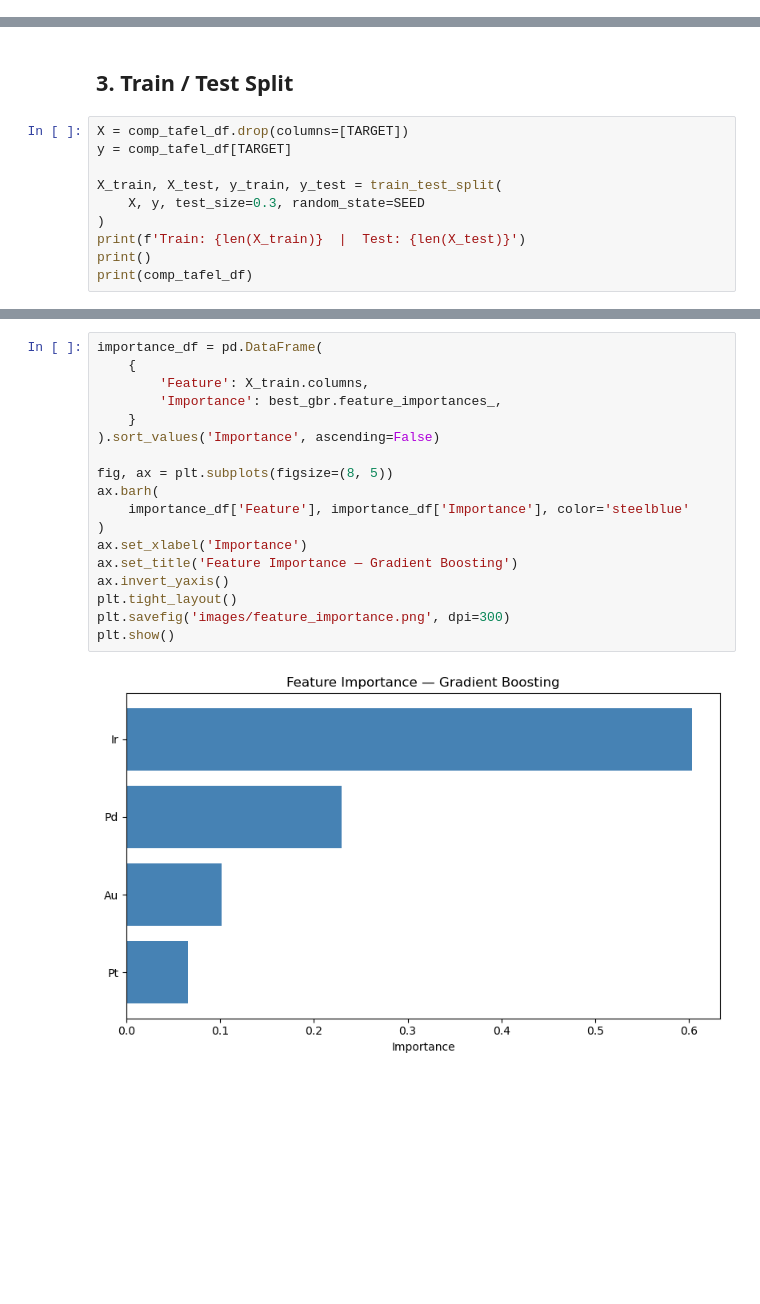
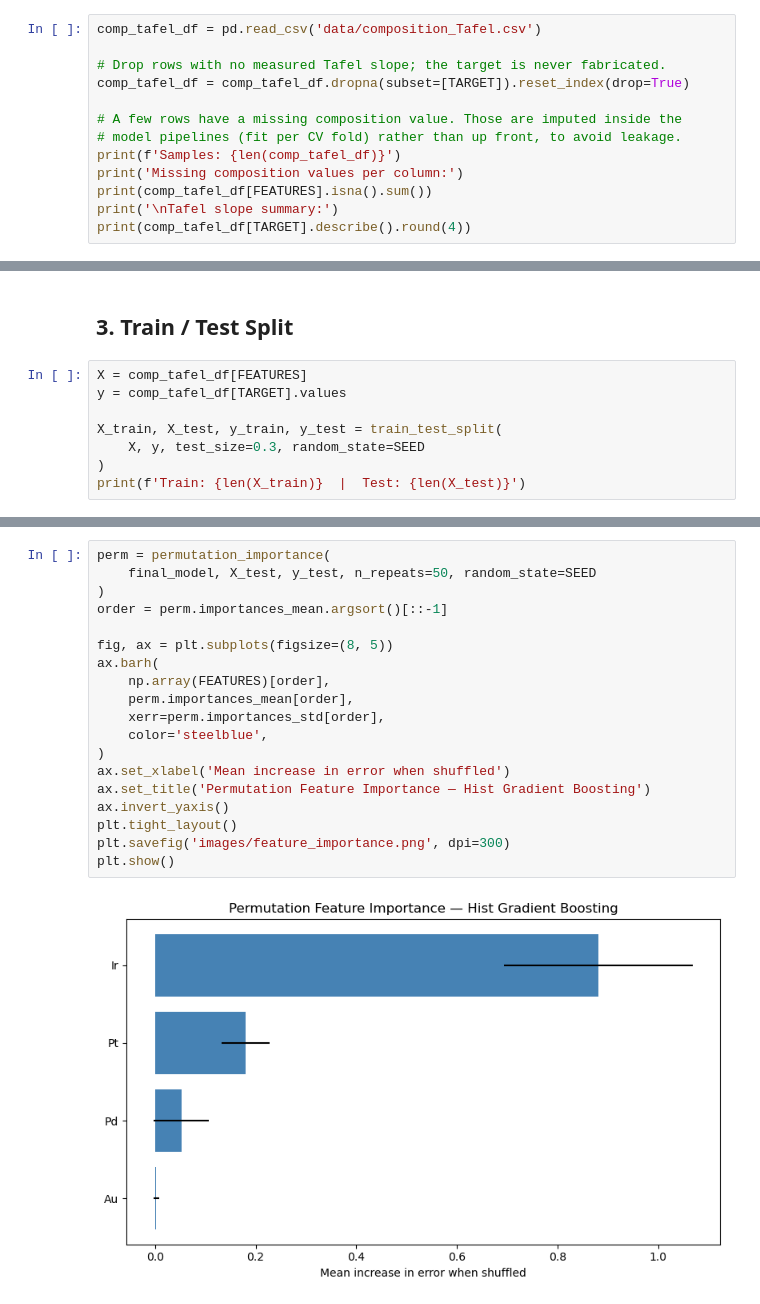
Before and after one commit to jdmazz/OER-ML-paper, a Jupyter notebook: ml_tafel.ipynb, the cells around one changed output, grey strips where cells are left out. Drawn from its saved outputs; the diff is of its cells as text; blank space fills up the shorter version.

Commit message:
Made upgrades to ml_tafel.ipynb.

```diff
--- a/ml_tafel.ipynb
+++ b/ml_tafel.ipynb
@@ -61,0 +55,13 @@ Tafel slope  0.10836  1.095058
+# %%
+comp_tafel_df = pd.read_csv('data/composition_Tafel.csv')
+
+# Drop rows with no measured Tafel slope; the target is never fabricated.
+comp_tafel_df = comp_tafel_df.dropna(subset=[TARGET]).reset_index(drop=True)
+
+# A few rows have a missing composition value. Those are imputed inside the
+# model pipelines (fit per CV fold) rather than up front, to avoid leakage.
+print(f'Samples: {len(comp_tafel_df)}')
+print('Missing composition values per column:')
+print(comp_tafel_df[FEATURES].isna().sum())
+print('\nTafel slope summary:')
+print(comp_tafel_df[TARGET].describe().round(4))
@@ -96,14 +115,12 @@ plt.show()
 # %% [markdown]
 ## 3. Train / Test Split
 # %%
-X = comp_tafel_df.drop(columns=[TARGET])
-y = comp_tafel_df[TARGET]
+X = comp_tafel_df[FEATURES]
+y = comp_tafel_df[TARGET].values
 
 X_train, X_test, y_train, y_test = train_test_split(
     X, y, test_size=0.3, random_state=SEED
 )
 print(f'Train: {len(X_train)}  |  Test: {len(X_test)}')
-print()
-print(comp_tafel_df)
 # %% [output]
 Train: 119  |  Test: 51
@@ -167,20 +281,21 @@ Improvement over baseline: 50.70%
 # %%
-importance_df = pd.DataFrame(
-    {
-        'Feature': X_train.columns,
-        'Importance': best_gbr.feature_importances_,
-    }
-).sort_values('Importance', ascending=False)
+perm = permutation_importance(
+    final_model, X_test, y_test, n_repeats=50, random_state=SEED
+)
+order = perm.importances_mean.argsort()[::-1]
 
 fig, ax = plt.subplots(figsize=(8, 5))
 ax.barh(
-    importance_df['Feature'], importance_df['Importance'], color='steelblue'
+    np.array(FEATURES)[order],
+    perm.importances_mean[order],
+    xerr=perm.importances_std[order],
+    color='steelblue',
 )
-ax.set_xlabel('Importance')
-ax.set_title('Feature Importance — Gradient Boosting')
+ax.set_xlabel('Mean increase in error when shuffled')
+ax.set_title('Permutation Feature Importance — Hist Gradient Boosting')
 ax.invert_yaxis()
 plt.tight_layout()
 plt.savefig('images/feature_importance.png', dpi=300)
 plt.show()
 # %% [output]
-[figure, old version]
+[figure, new version]
```
Also changed, not shown: parts of 22 cells of this notebook, 3 other files.
